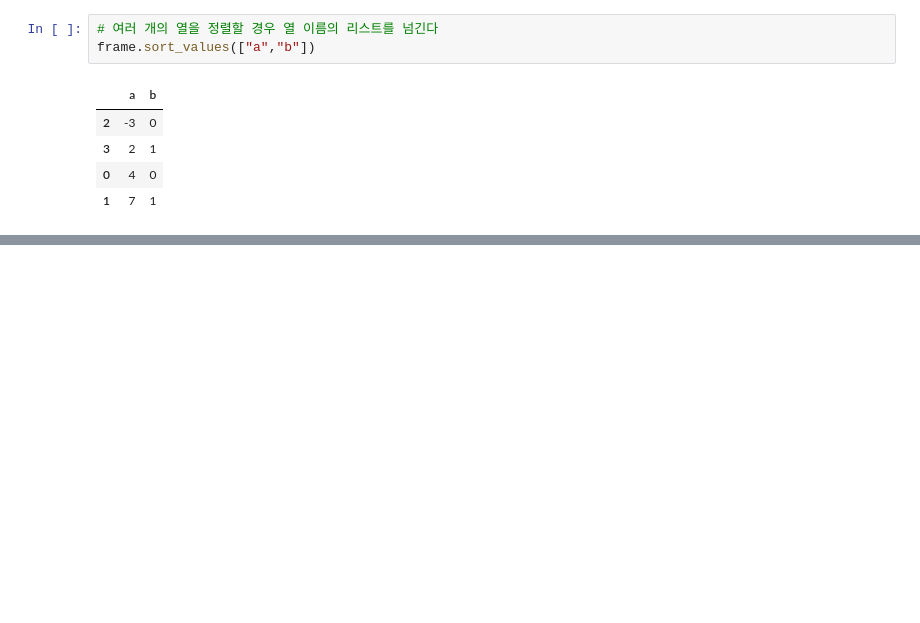
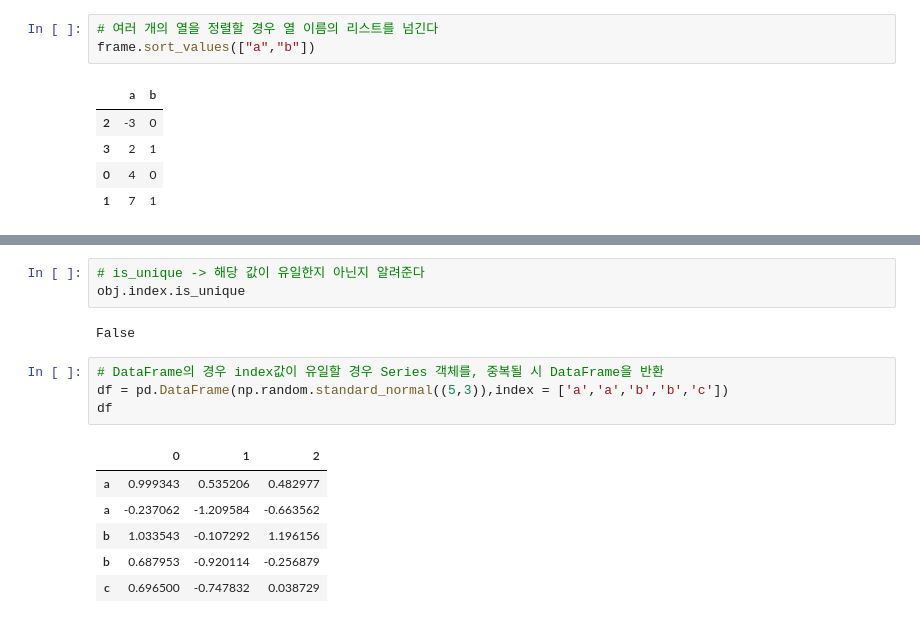
Before and after one commit to nosibi/Data-Analysis, a Jupyter notebook: 5.Pandas/5-2.Core_Function.ipynb, the cells around one changed output, grey strips where cells are left out. Cells and saved outputs as stored; diff of their text form; blank space fills up the shorter version.

```diff
--- a/5.Pandas/5-2.Core_Function.ipynb
+++ b/5.Pandas/5-2.Core_Function.ipynb
@@ -904,0 +1010,16 @@ frame.sort_values(["a","b"])
+# %%
+# is_unique -> 해당 값이 유일한지 아닌지 알려준다
+obj.index.is_unique
+# %% [output]
+False
+# %%
+# DataFrame의 경우 index값이 유일할 경우 Series 객체를, 중복될 시 DataFrame을 반환
+df = pd.DataFrame(np.random.standard_normal((5,3)),index = ['a','a','b','b','c'])
+df
+# %% [output]
+|  | 0 | 1 | 2 |
+| a | 0.999343 | 0.535206 | 0.482977 |
+| a | -0.237062 | -1.209584 | -0.663562 |
+| b | 1.033543 | -0.107292 | 1.196156 |
+| b | 0.687953 | -0.920114 | -0.256879 |
+| c | 0.696500 | -0.747832 | 0.038729 |
```
Also changed, not shown: parts of 12 cells of this notebook, 1 other file.
